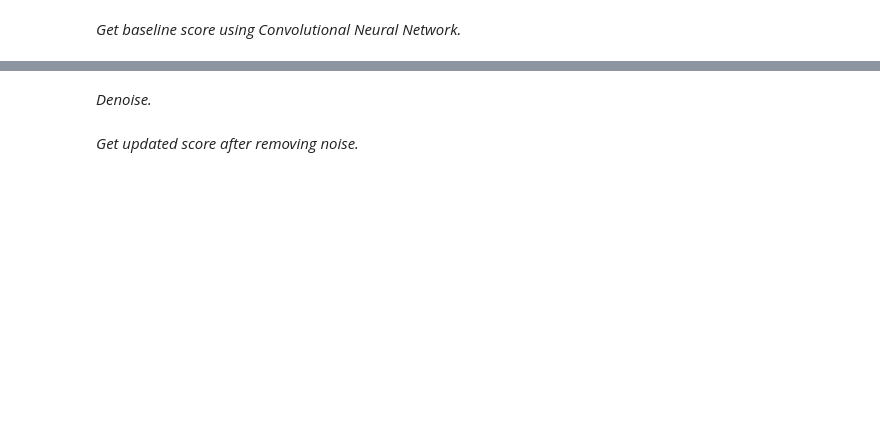
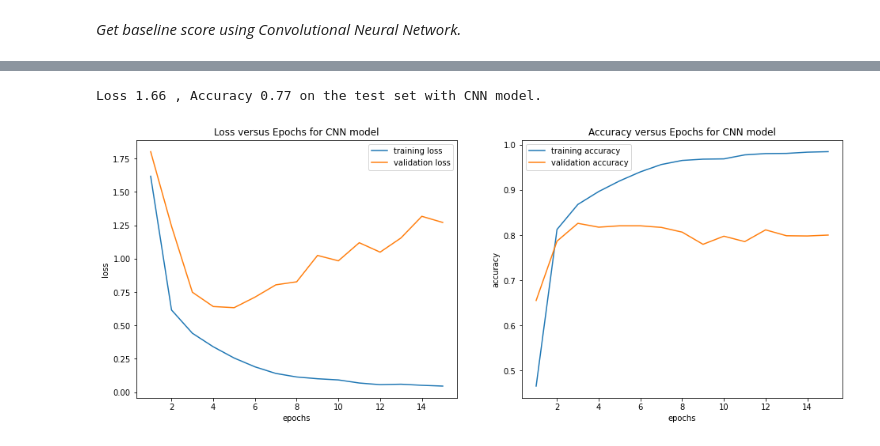
Before and after one commit to erikaguti/Deep_Learning_Term_Paper, a Jupyter notebook: svhn.ipynb, the cells around one changed output, grey strips where cells are left out. Saved outputs shown, nothing was run; the diff lists cells and outputs as text; code cells hidden in the pictures; blank space fills up the shorter version.

```diff
--- a/svhn.ipynb
+++ b/svhn.ipynb
@@ -117,2 +76,0 @@ y_test[0:10]
-# %% [markdown]
-*Denoise.*
@@ -123,10 +76,0 @@ from model import ConvDenoiser
-# %%
-# denoise
-X = [item['image'] for item in svhn_sampled]
-y = [item['label'] for item in svhn_sampled]
-
-denoiser = ConvDenoiser(X_noisy, X_clean, y_noisy, y_clean)
-
-history, score, predictions = denoiser.model(X_noisy, X_clean, y_noisy, y_clean)
-# %% [markdown]
-*Get updated score after removing noise.*
@@ -134,0 +77,26 @@ history, score, predictions = denoiser.model(X_noisy, X_clean, y_noisy, y_clean)
+# %%
+plot_loss = history.history["loss"]
+val_loss = history.history["val_loss"]
+plot_accuracy = history.history["accuracy"]
+val_accuracy = history.history["val_accuracy"]
+epochs = np.arange(len(plot_loss)) + 1
+
+figure, axes = plt.subplots(1,2, figsize=(16,6))
+axes[0].plot(epochs, plot_loss, label="training loss")
+axes[0].plot(epochs, val_loss, label="validation loss")
+axes[0].set_xlabel("epochs")
+axes[0].set_ylabel("loss")
+axes[0].set_title("Loss versus Epochs for CNN model")
+axes[0].legend()
+
+axes[1].plot(epochs, plot_accuracy, label="training accuracy")
+axes[1].plot(epochs, val_accuracy, label="validation accuracy")
+axes[1].set_xlabel("epochs")
+axes[1].set_ylabel("accuracy")
+axes[1].set_title("Accuracy versus Epochs for CNN model")
+axes[1].legend()
+
+print("Loss {:.2f} , Accuracy {:.2f} on the test set with CNN model.".format(loss, acc))
+# %% [output]
+Loss 1.66 , Accuracy 0.77 on the test set with CNN model.
+[figure, added]
```
Also changed, not shown: parts of 19 cells of this notebook.
